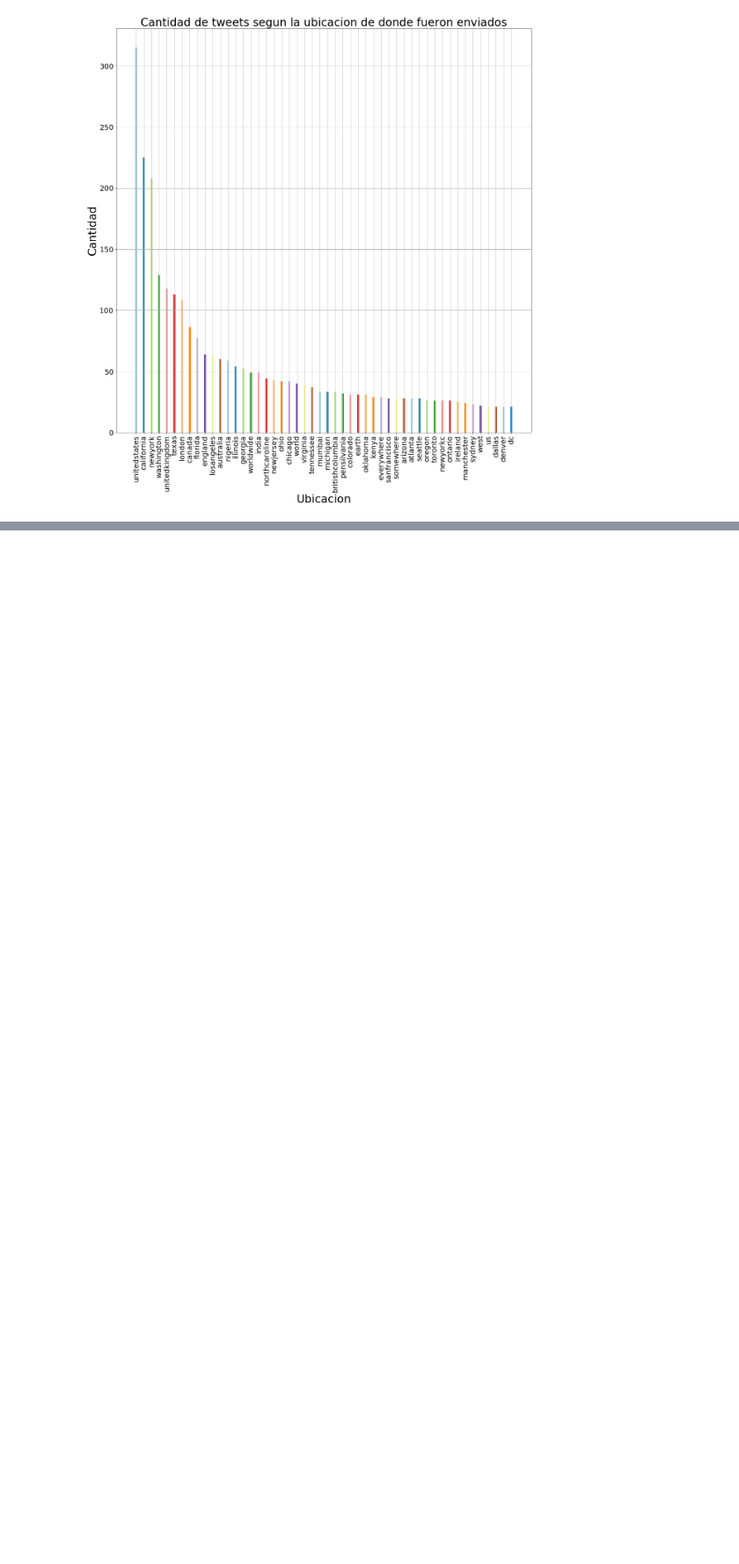
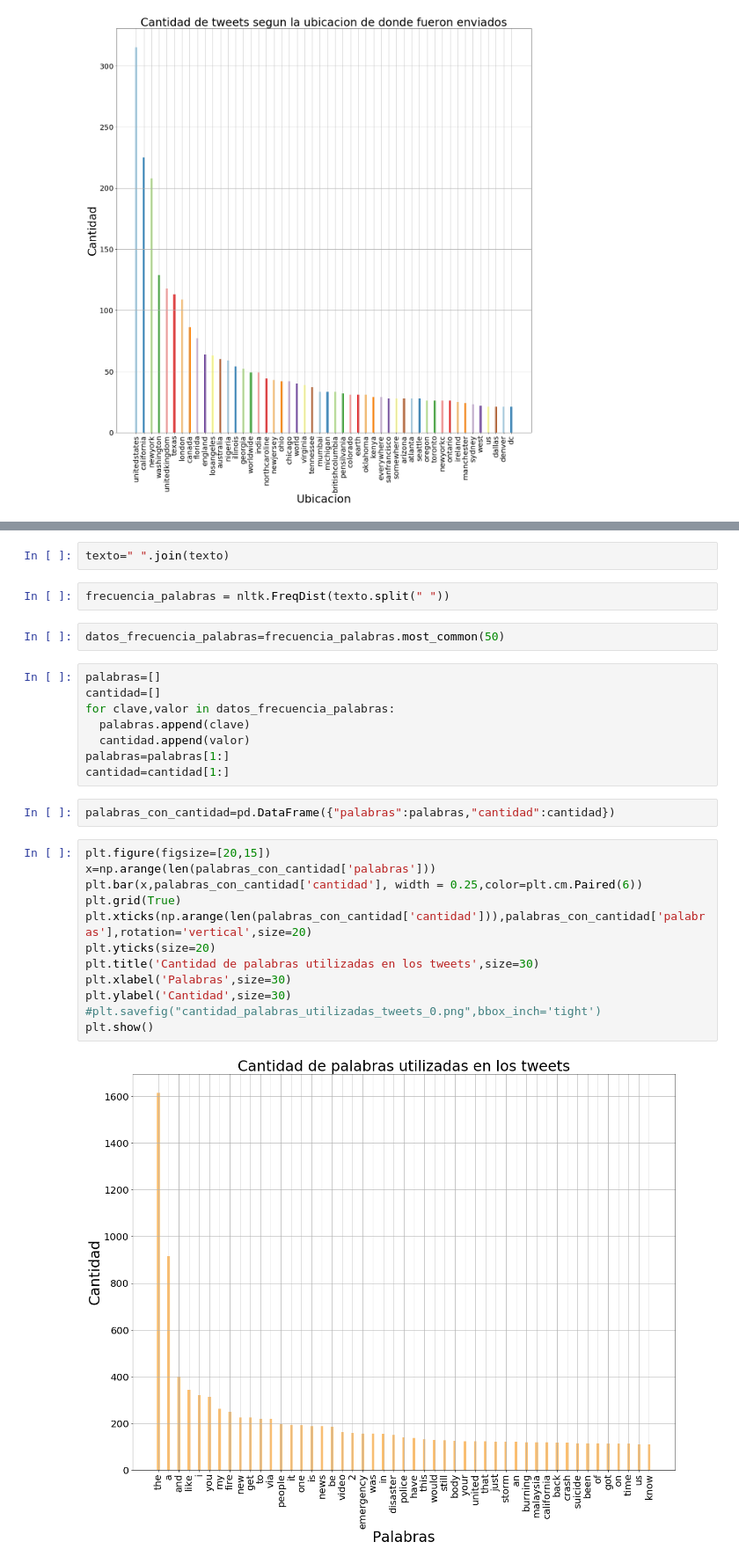
Before and after one commit to FranciscoGauna/TP1-Datos, a Jupyter notebook: Analisis-Kev.ipynb, the cells around one changed output, grey strips where cells are left out. Shown at 88% size. Cells and saved outputs as stored; diff of their text form; blank space fills up the shorter version.

```diff
--- a/Analisis-Kev.ipynb
+++ b/Analisis-Kev.ipynb
@@ -558,0 +632,30 @@ plt.show()
+# %%
+texto=" ".join(texto)
+# %%
+frecuencia_palabras = nltk.FreqDist(texto.split(" "))
+# %%
+datos_frecuencia_palabras=frecuencia_palabras.most_common(50)
+# %%
+palabras=[]
+cantidad=[]
+for clave,valor in datos_frecuencia_palabras:
+  palabras.append(clave)
+  cantidad.append(valor)
+palabras=palabras[1:]
+cantidad=cantidad[1:]
+# %%
+palabras_con_cantidad=pd.DataFrame({"palabras":palabras,"cantidad":cantidad})
+# %%
+plt.figure(figsize=[20,15])
+x=np.arange(len(palabras_con_cantidad['palabras']))
+plt.bar(x,palabras_con_cantidad['cantidad'], width = 0.25,color=plt.cm.Paired(6))
+plt.grid(True)
+plt.xticks(np.arange(len(palabras_con_cantidad['cantidad'])),palabras_con_cantidad['palabras'],rotation='vertical',size=20)
+plt.yticks(size=20)
+plt.title('Cantidad de palabras utilizadas en los tweets',size=30)
+plt.xlabel('Palabras',size=30)
+plt.ylabel('Cantidad',size=30)
+#plt.savefig("cantidad_palabras_utilizadas_tweets_0.png",bbox_inch='tight')
+plt.show()
+# %% [output]
+[figure, added]
```
Also changed, not shown: parts of 6 cells of this notebook.
